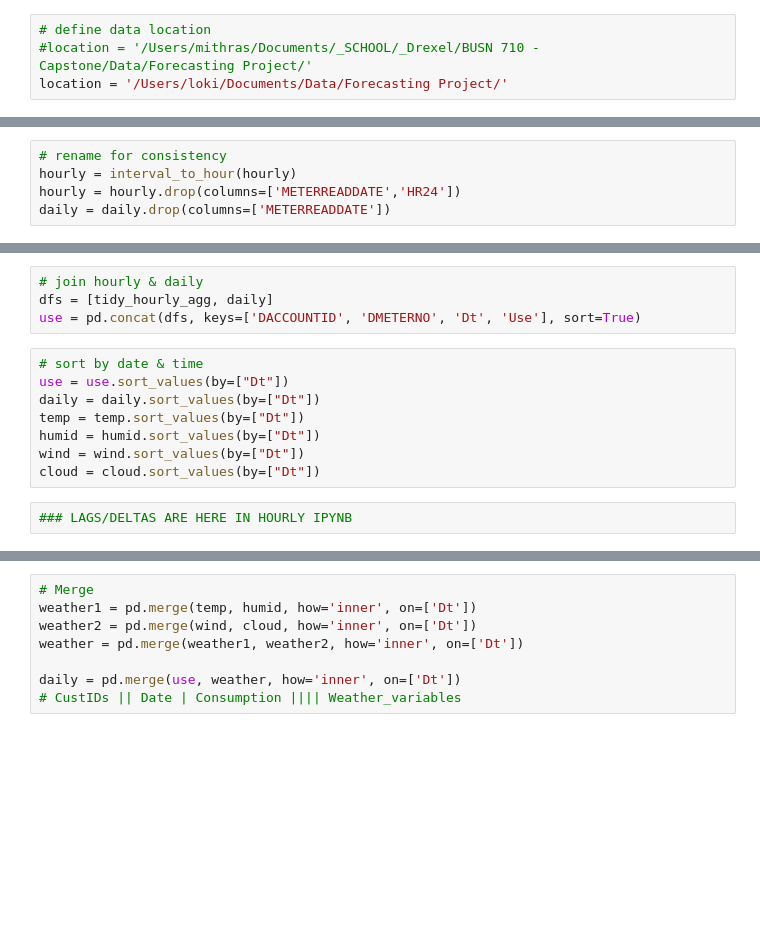
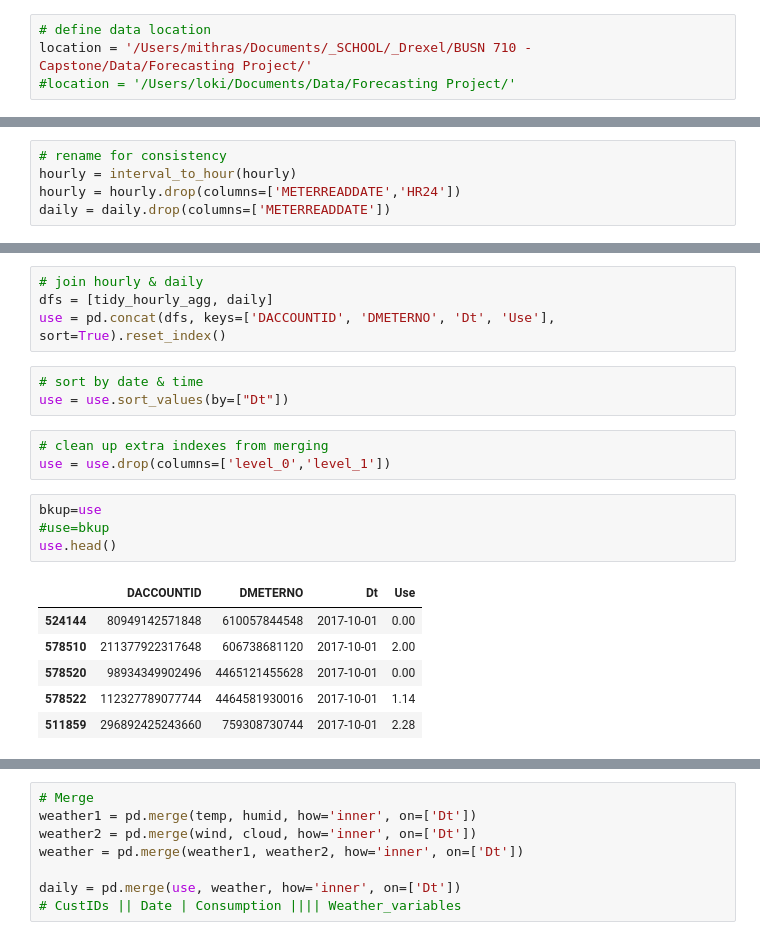
Before and after one commit to yz669/Capstone_2018Fall, a Jupyter notebook: Daily Data.ipynb, the cells around one changed output, grey strips where cells are left out. Saved outputs shown, nothing was run; the diff lists cells and outputs as text; blank space fills up the shorter version.

Commit message:
filtering data

```diff
--- a/Daily Data.ipynb
+++ b/Daily Data.ipynb
@@ -7,7 +7,7 @@ import numpy as np
 import time
 # %%
 # define data location
-#location = '/Users/mithras/Documents/_SCHOOL/_Drexel/BUSN 710 - Capstone/Data/Forecasting Project/'
-location = '/Users/loki/Documents/Data/Forecasting Project/'
+location = '/Users/mithras/Documents/_SCHOOL/_Drexel/BUSN 710 - Capstone/Data/Forecasting Project/'
+#location = '/Users/loki/Documents/Data/Forecasting Project/'
 # %% [markdown]
 ## Data Cleaning & Checking
@@ -186,14 +123,21 @@ tidy_hourly_agg = tidy_hourly.groupby(['DACCOUNTID','DMETERNO','Dt']).sum().rese
 # %%
 # join hourly & daily
 dfs = [tidy_hourly_agg, daily]
-use = pd.concat(dfs, keys=['DACCOUNTID', 'DMETERNO', 'Dt', 'Use'], sort=True)
+use = pd.concat(dfs, keys=['DACCOUNTID', 'DMETERNO', 'Dt', 'Use'], sort=True).reset_index()
-# %%
-# sort by date & time
-use = use.sort_values(by=["Dt"])
-daily = daily.sort_values(by=["Dt"])
-temp = temp.sort_values(by=["Dt"])
-humid = humid.sort_values(by=["Dt"])
-wind = wind.sort_values(by=["Dt"])
-cloud = cloud.sort_values(by=["Dt"])
-# %%
-### LAGS/DELTAS ARE HERE IN HOURLY IPYNB
+# %%
+# sort by date & time
+use = use.sort_values(by=["Dt"])
+# %%
+# clean up extra indexes from merging
+use = use.drop(columns=['level_0','level_1'])
+# %%
+bkup=use
+#use=bkup
+use.head()
+# %% [output]
+|  | DACCOUNTID | DMETERNO | Dt | Use |
+| 524144 | 80949142571848 | 610057844548 | 2017-10-01 | 0.00 |
+| 578510 | 211377922317648 | 606738681120 | 2017-10-01 | 2.00 |
+| 578520 | 98934349902496 | 4465121455628 | 2017-10-01 | 0.00 |
+| 578522 | 112327789077744 | 4464581930016 | 2017-10-01 | 1.14 |
+| 511859 | 296892425243660 | 759308730744 | 2017-10-01 | 2.28 |
```
Also changed, not shown: parts of 21 cells of this notebook, 2 other files.
